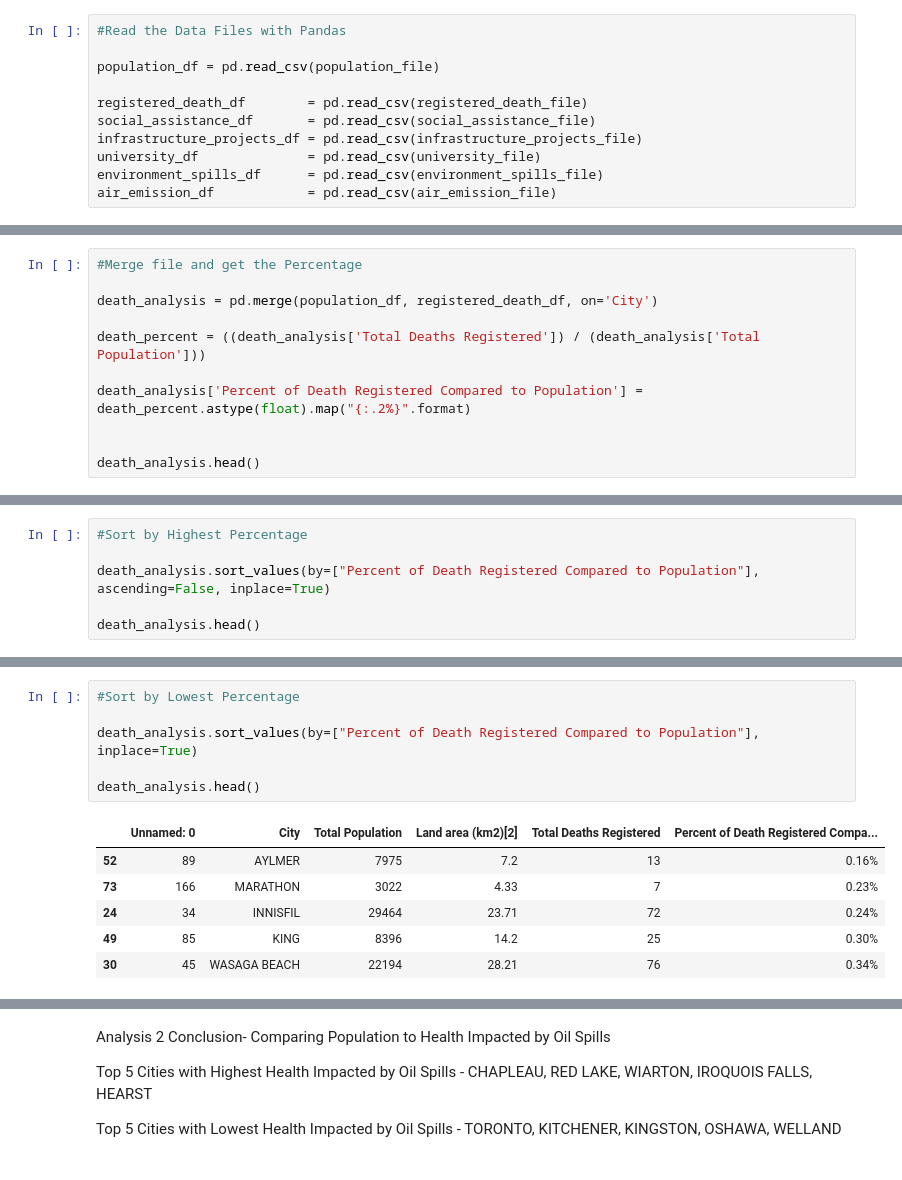
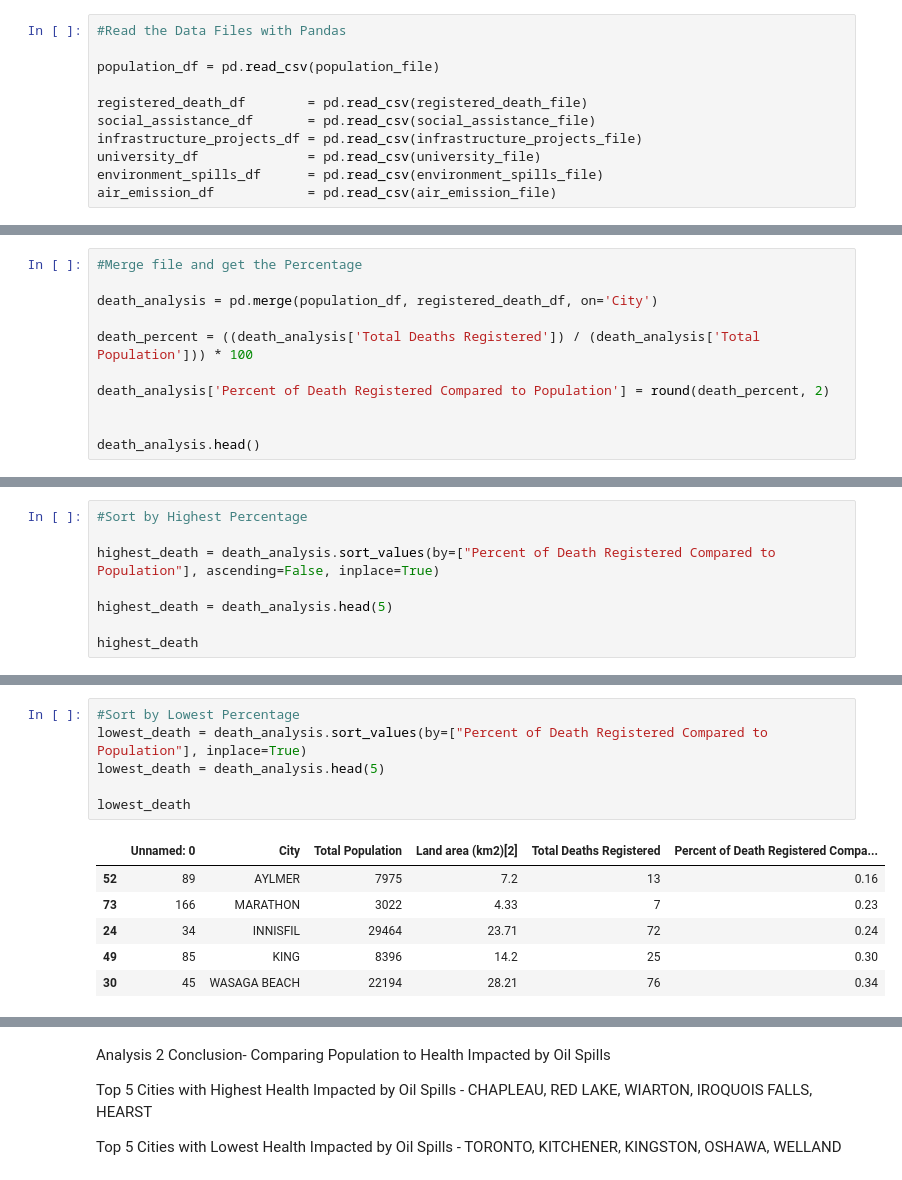
Before and after one commit to AyokOluwole/project-1, a Jupyter notebook: Project/Analysis.ipynb, the cells around one changed output, grey strips where cells are left out. Cells and saved outputs as stored; diff of their text form.

```diff
--- a/Project/Analysis.ipynb
+++ b/Project/Analysis.ipynb
@@ -69,9 +71,9 @@ Top 5 Cities with Lowest Death Registered Rate - AYLMER, MARATHON, INNISFIL, KIN
 
 death_analysis = pd.merge(population_df, registered_death_df, on='City')
 
-death_percent = ((death_analysis['Total Deaths Registered']) / (death_analysis['Total Population']))
+death_percent = ((death_analysis['Total Deaths Registered']) / (death_analysis['Total Population'])) * 100
 
-death_analysis['Percent of Death Registered Compared to Population'] = death_percent.astype(float).map("{:.2%}".format)
+death_analysis['Percent of Death Registered Compared to Population'] = round(death_percent, 2)
 
 
 death_analysis.head()
@@ -85,8 +87,10 @@ death_analysis.head()
 # %%
 #Sort by Highest Percentage
 
-death_analysis.sort_values(by=["Percent of Death Registered Compared to Population"], ascending=False, inplace=True)
+highest_death = death_analysis.sort_values(by=["Percent of Death Registered Compared to Population"], ascending=False, inplace=True)
 
-death_analysis.head()
+highest_death = death_analysis.head(5)
+
+highest_death
 # %% [output]
 |  | Unnamed: 0 | City | Total Population | Land area (km2)[2] | Total Deaths Registered | Percent of Death Registered Compa... |
@@ -98,13 +114,13 @@ death_analysis.head()
 # %%
 #Sort by Lowest Percentage
+lowest_death = death_analysis.sort_values(by=["Percent of Death Registered Compared to Population"], inplace=True)
+lowest_death = death_analysis.head(5)
 
-death_analysis.sort_values(by=["Percent of Death Registered Compared to Population"], inplace=True)
-
-death_analysis.head()
+lowest_death
 # %% [output]
 |  | Unnamed: 0 | City | Total Population | Land area (km2)[2] | Total Deaths Registered | Percent of Death Registered Compa... |
-| 52 | 89 | AYLMER | 7975 | 7.2 | 13 | 0.16% |
-| 73 | 166 | MARATHON | 3022 | 4.33 | 7 | 0.23% |
-| 24 | 34 | INNISFIL | 29464 | 23.71 | 72 | 0.24% |
-| 49 | 85 | KING | 8396 | 14.2 | 25 | 0.30% |
-| 30 | 45 | WASAGA BEACH | 22194 | 28.21 | 76 | 0.34% |
+| 52 | 89 | AYLMER | 7975 | 7.2 | 13 | 0.16 |
+| 73 | 166 | MARATHON | 3022 | 4.33 | 7 | 0.23 |
+| 24 | 34 | INNISFIL | 29464 | 23.71 | 72 | 0.24 |
+| 49 | 85 | KING | 8396 | 14.2 | 25 | 0.30 |
+| 30 | 45 | WASAGA BEACH | 22194 | 28.21 | 76 | 0.34 |
```
Also changed, not shown: parts of 25 cells of this notebook.
